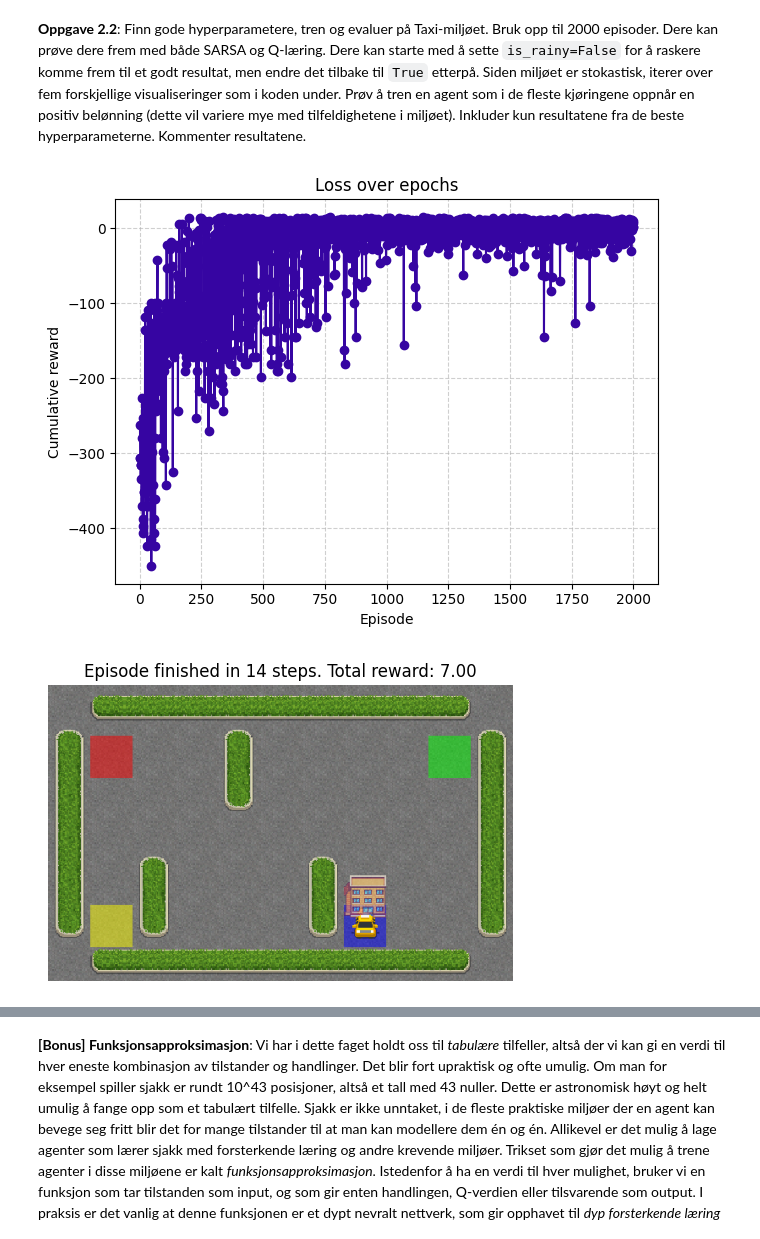
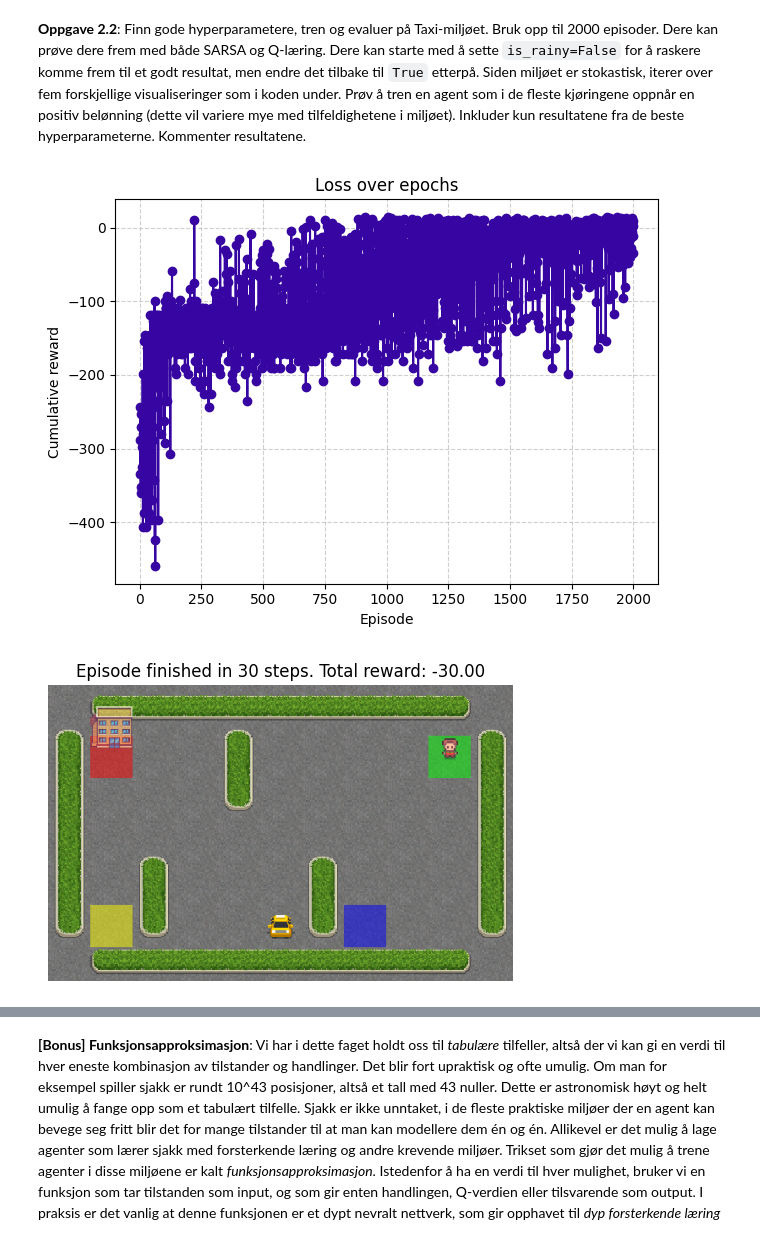
Before and after one commit to Alliananaz/uni, a Jupyter notebook: in1160/oblig3b/oblig3b_reinforcement_learning.ipynb, the cells around one changed output, grey strips where cells are left out. Saved outputs shown, nothing was run; the diff lists cells and outputs as text; code cells hidden in the pictures.

```diff
--- a/in1160/oblig3b/oblig3b_reinforcement_learning.ipynb
+++ b/in1160/oblig3b/oblig3b_reinforcement_learning.ipynb
@@ -456,30 +482,30 @@ Det legges også til litt tilfeldighet i overgangene (transitions), altså når
 # %%
 np.random.seed(seed=57)
 
 n_episodes = 2000  # Do not use a larger value than 2000
-args = {"max_episode_steps": 100, "is_rainy": False}  # Truncate (stop) after 100 steps. Use randomness in transitions
+args = {"max_episode_steps": 100, "is_rainy": True}  # Truncate (stop) after 100 steps. Use randomness in transitions
 
 # TODO: Find good values for these hyperparameters
 epsilon = 0.1
-alpha = 0.4
+alpha = 0.1
 gamma = 0.99
-update_function = sarsa_update
+update_function = q_learning_update
 policy_function = EpsilonGreedyPolicy(epsilon=epsilon)
 implemented = True
 
 if implemented:
     q_table, rewards = train_agent(
         environment_name="Taxi-v3",
         n_episodes=n_episodes,
         policy_function=policy_function,
         update_function=update_function,
         alpha=alpha,
         gamma=gamma,
         environment_args=args,
     )
     plot_rewards(rewards=rewards)
 # %% [output]
-[figure, old version]
+[figure, new version]
 # %%
 if implemented:
     for _ in range(5):
@@ -492,4 +518,4 @@ if implemented:
             environment_args=args,
         )
 # %% [output]
-[figure, old version]
+[figure, new version]
```
Also changed, not shown: parts of 7 cells of this notebook.
